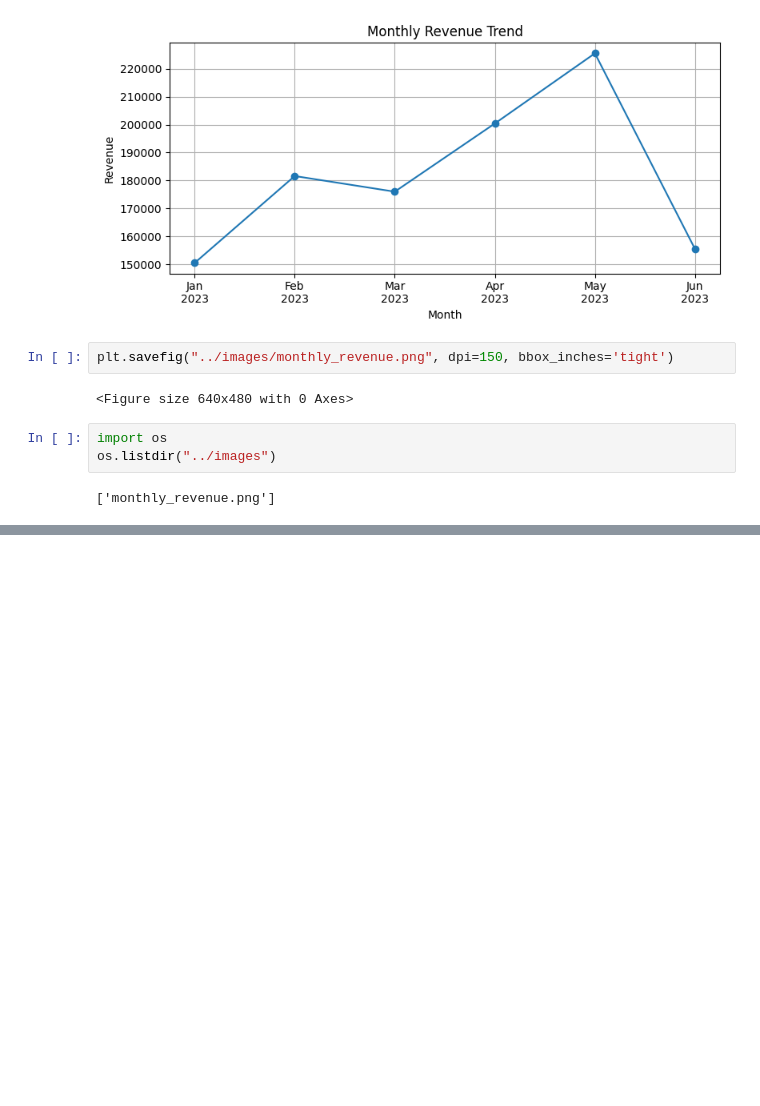
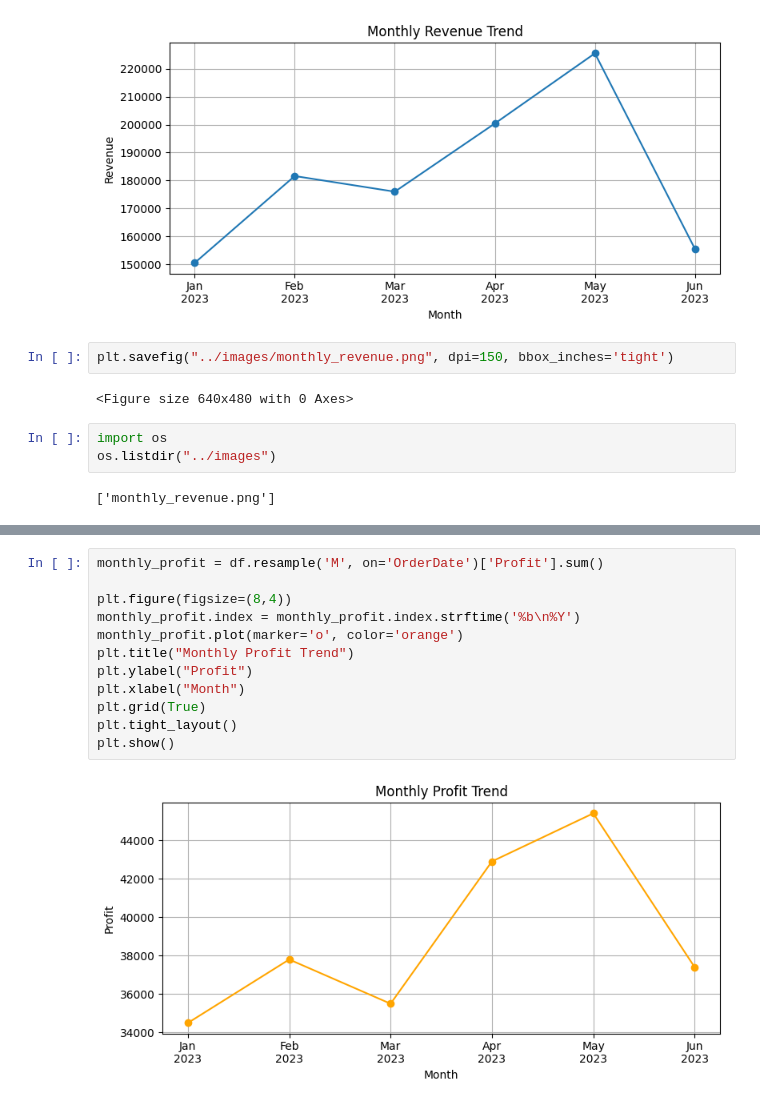
Before and after one commit to varshitha5656/revenue-intelligence-dashboard, a Jupyter notebook: notebooks/eda.ipynb, the cells around one changed output, grey strips where cells are left out. Saved outputs shown, nothing was run; the diff lists cells and outputs as text; blank space fills up the shorter version.

```diff
--- a/notebooks/eda.ipynb
+++ b/notebooks/eda.ipynb
@@ -40,0 +91,14 @@ os.listdir("../images")
+# %%
+monthly_profit = df.resample('M', on='OrderDate')['Profit'].sum()
+
+plt.figure(figsize=(8,4))
+monthly_profit.index = monthly_profit.index.strftime('%b\n%Y')
+monthly_profit.plot(marker='o', color='orange')
+plt.title("Monthly Profit Trend")
+plt.ylabel("Profit")
+plt.xlabel("Month")
+plt.grid(True)
+plt.tight_layout()
+plt.show()
+# %% [output]
+[figure, added]
```
Also changed, not shown: parts of 6 cells of this notebook, 3 other files.
